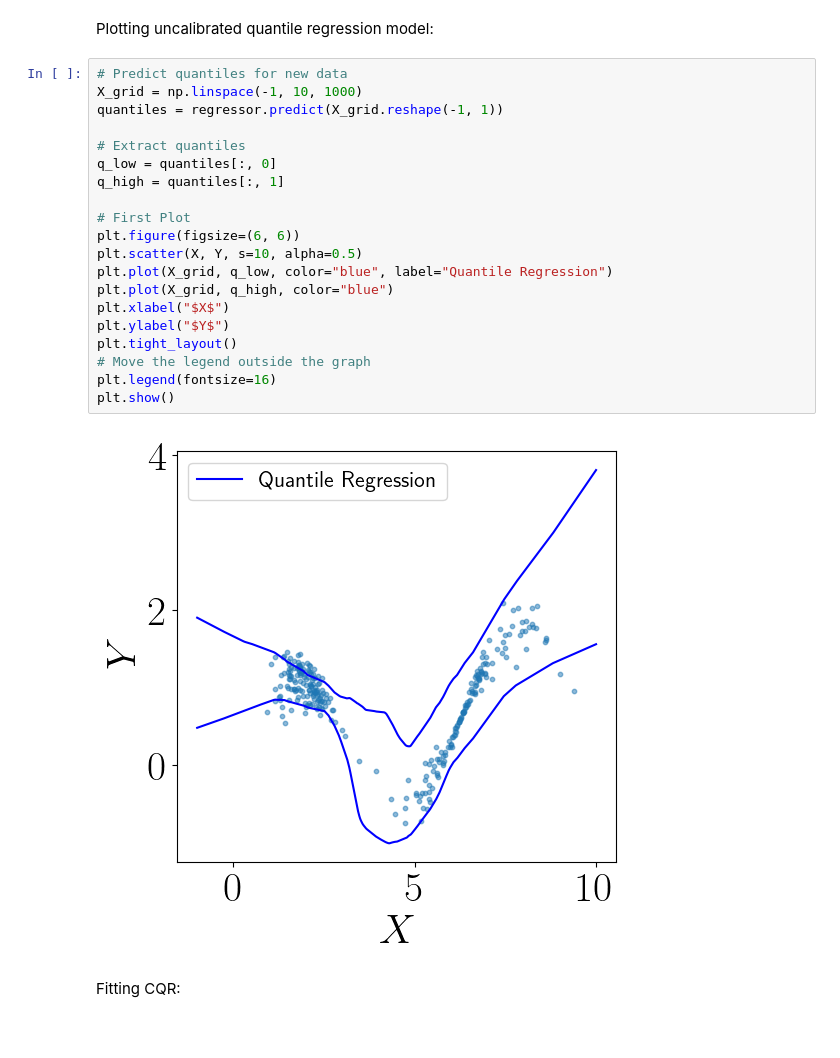
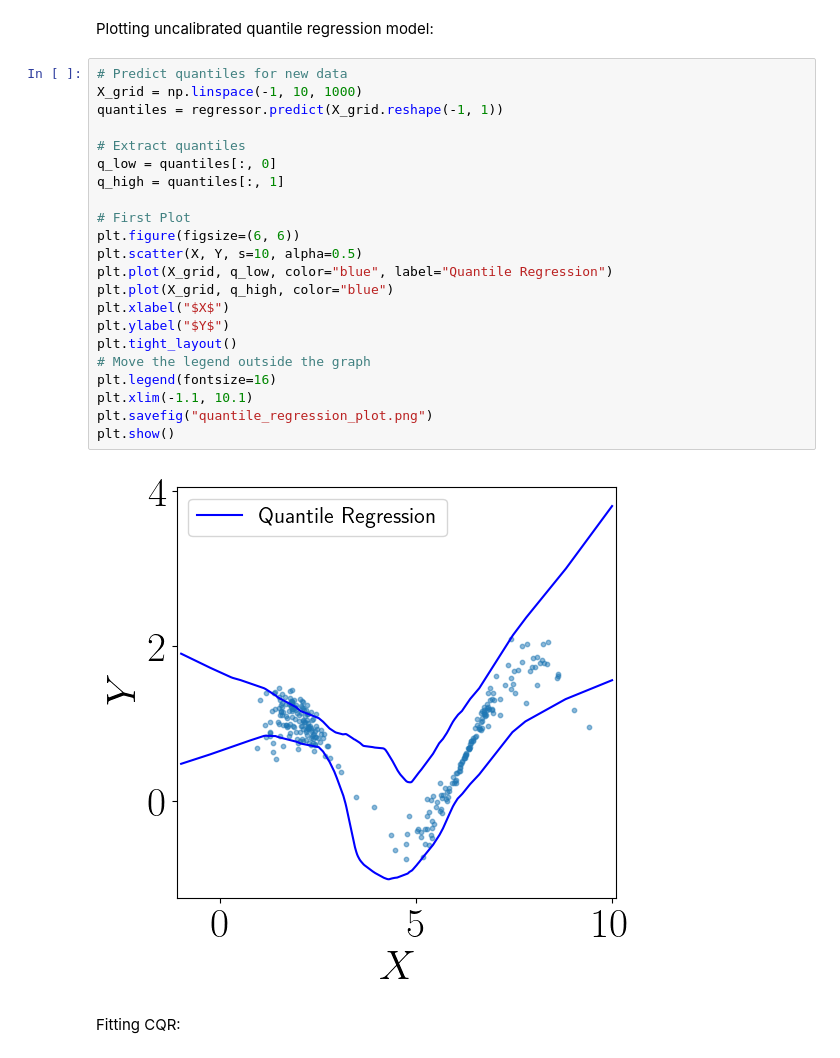
Before and after one commit to Monoxido45/EPICSCORE, a Jupyter notebook: Figures_and_tables/figure_3_quantile_illustration.ipynb, the cells around one changed output. Cells and saved outputs as stored; diff of their text form.

```diff
--- a/Figures_and_tables/figure_3_quantile_illustration.ipynb
+++ b/Figures_and_tables/figure_3_quantile_illustration.ipynb
@@ -64,25 +66,27 @@ Plotting uncalibrated quantile regression model:
 # %%
 # Predict quantiles for new data
 X_grid = np.linspace(-1, 10, 1000)
 quantiles = regressor.predict(X_grid.reshape(-1, 1))
 
 # Extract quantiles
 q_low = quantiles[:, 0]
 q_high = quantiles[:, 1]
 
 # First Plot
 plt.figure(figsize=(6, 6))
 plt.scatter(X, Y, s=10, alpha=0.5)
 plt.plot(X_grid, q_low, color="blue", label="Quantile Regression")
 plt.plot(X_grid, q_high, color="blue")
 plt.xlabel("$X$")
 plt.ylabel("$Y$")
 plt.tight_layout()
 # Move the legend outside the graph
 plt.legend(fontsize=16)
+plt.xlim(-1.1, 10.1)
+plt.savefig("quantile_regression_plot.png")
 plt.show()
 # %% [output]
-[figure, old version]
+[figure, new version]
 # %% [markdown]
 Fitting CQR:
 # %%
```
Also changed, not shown: parts of 6 cells of this notebook, 1 other file.
